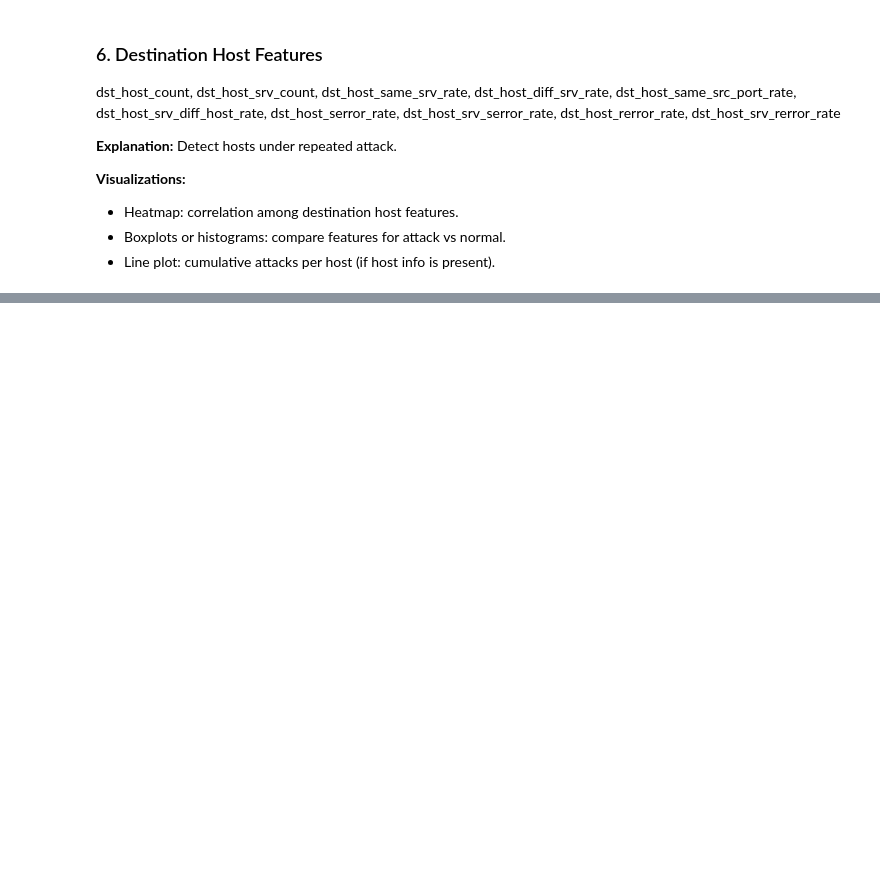
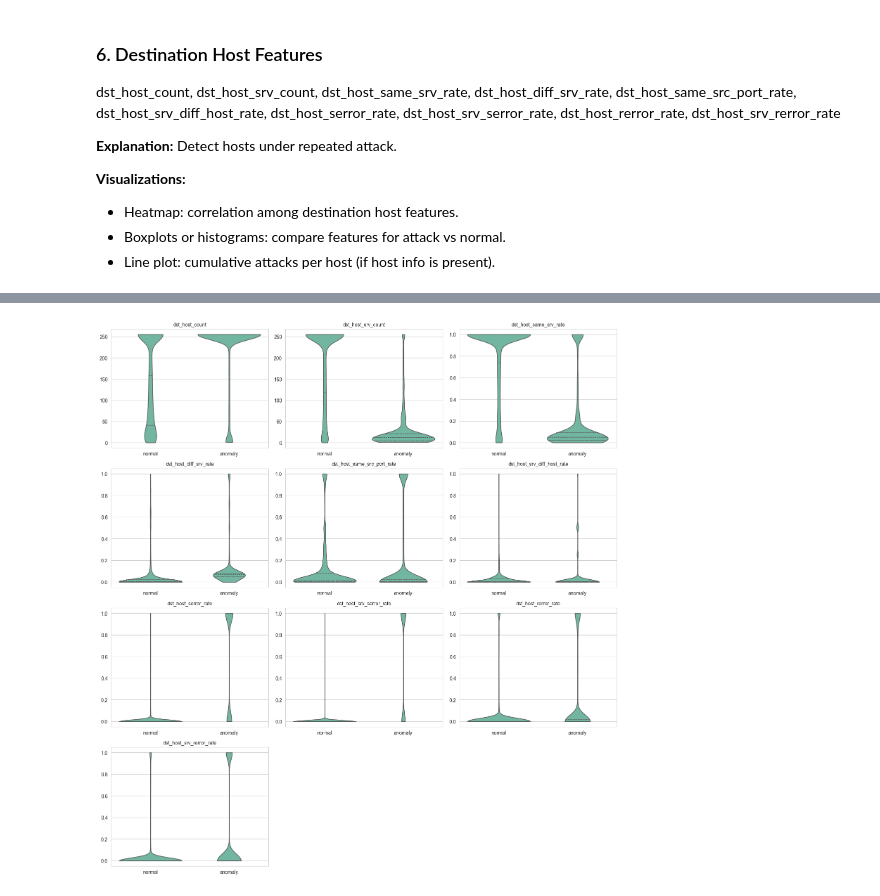
Before and after one commit to tanzilachand/Cybersecurity-Threat-Analysis, a Jupyter notebook: jupyter_notebooks/trend_analysis_Visulisation.ipynb, the cells around one changed output, grey strips where cells are left out. Cells and saved outputs as stored; diff of their text form; code cells hidden in the pictures; blank space fills up the shorter version.

```diff
--- a/jupyter_notebooks/trend_analysis_Visulisation.ipynb
+++ b/jupyter_notebooks/trend_analysis_Visulisation.ipynb
@@ -389,0 +394,22 @@ for feature in dest_host_cols:
+# %%
+# compare features for attack vs normal.
+
+
+sns.set_style("whitegrid")
+sns.set_palette("Set2")
+
+n = len(dest_host_cols)
+cols = 3
+rows = math.ceil(n / cols)
+
+plt.figure(figsize=(cols * 5, rows * 4))
+for i, feature in enumerate(dest_host_cols, 1):
+    plt.subplot(rows, cols, i)
+    sns.violinplot(x='class', y=feature, data=df, inner='quartile', cut=0)
+    plt.title(feature, fontsize=10)
+    plt.xlabel('')
+    plt.ylabel('')
+plt.tight_layout()
+plt.show()
+# %% [output]
+[figure, added]
```
Also changed, not shown: parts of 4 cells of this notebook.
